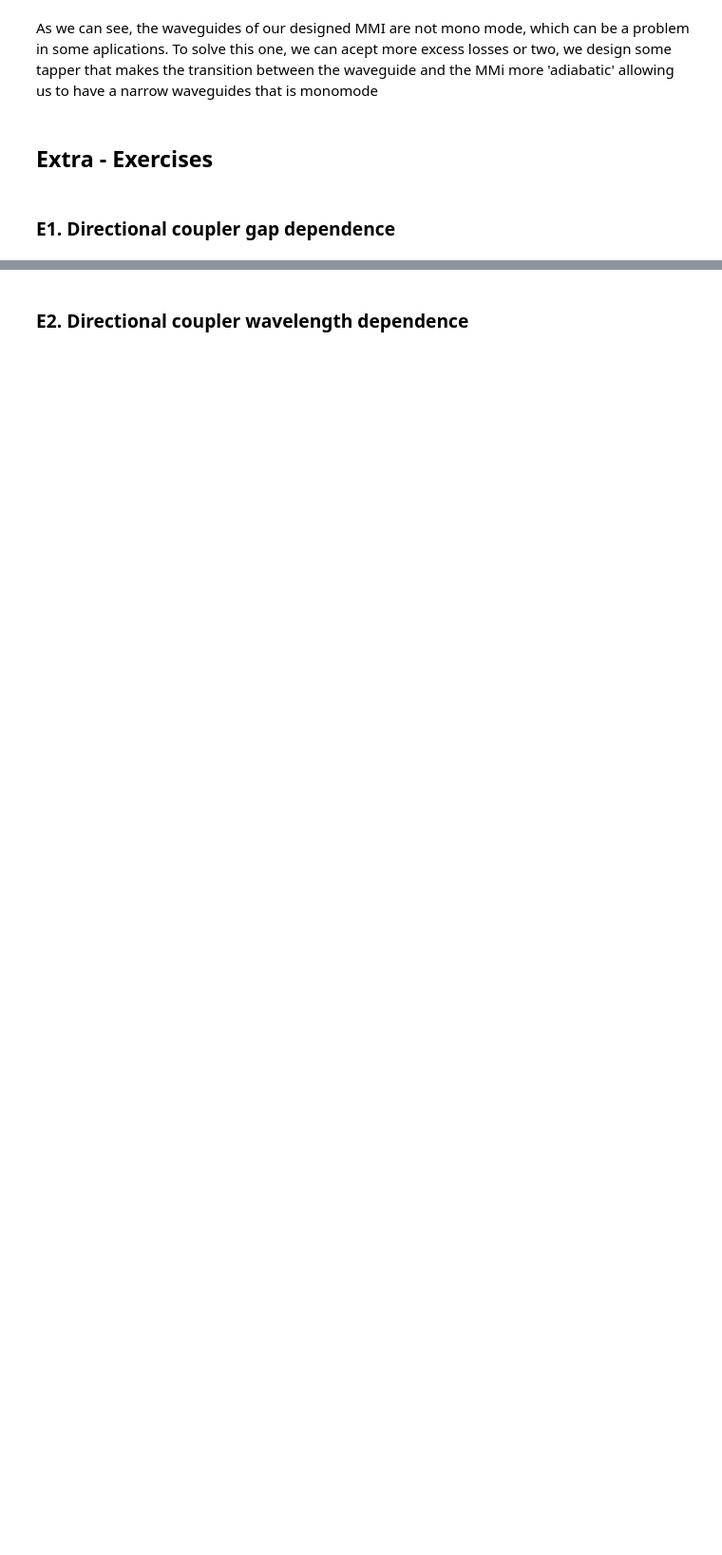
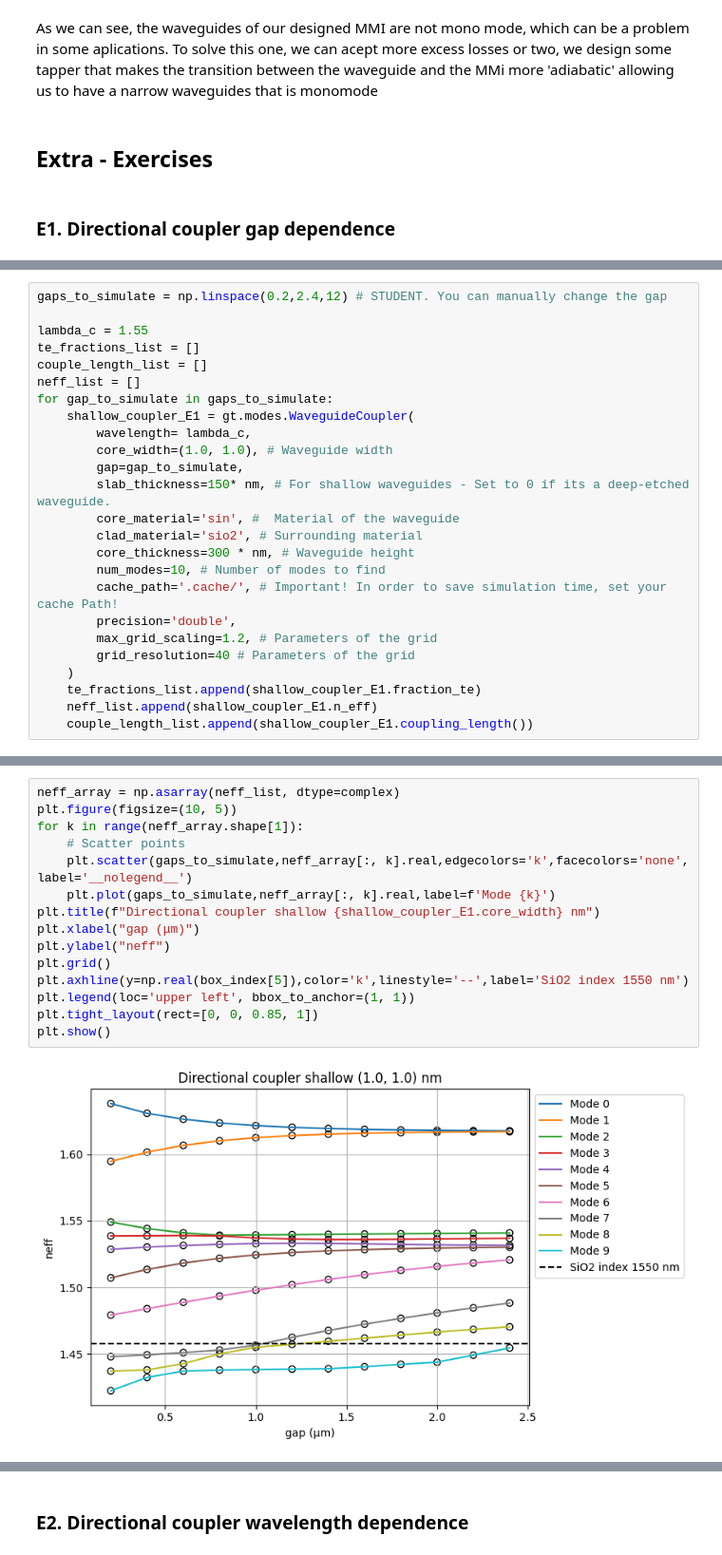
Before and after one commit to DBAEASE/pic-upv-lab2, a Jupyter notebook: COUPLERS_Student.ipynb, the cells around one changed output, grey strips where cells are left out. Shown at 95% size. Cells and saved outputs as stored; diff of their text form; blank space fills up the shorter version.

```diff
--- a/COUPLERS_Student.ipynb
+++ b/COUPLERS_Student.ipynb
@@ -1968,0 +2033,25 @@ deep_dcoupler_cs = gt.modes.WaveguideCoupler(
+# %%
+gaps_to_simulate = np.linspace(0.2,2.4,12) # STUDENT. You can manually change the gap
+
+lambda_c = 1.55
+te_fractions_list = []
+couple_length_list = []
+neff_list = []
+for gap_to_simulate in gaps_to_simulate:
+    shallow_coupler_E1 = gt.modes.WaveguideCoupler(
+        wavelength= lambda_c,
+        core_width=(1.0, 1.0), # Waveguide width
+        gap=gap_to_simulate,
+        slab_thickness=150* nm, # For shallow waveguides - Set to 0 if its a deep-etched waveguide.
+        core_material='sin', #  Material of the waveguide
+        clad_material='sio2', # Surrounding material
+        core_thickness=300 * nm, # Waveguide height
+        num_modes=10, # Number of modes to find
+        cache_path='.cache/', # Important! In order to save simulation time, set your cache Path!
+        precision='double',
+        max_grid_scaling=1.2, # Parameters of the grid
+        grid_resolution=40 # Parameters of the grid
+    )
+    te_fractions_list.append(shallow_coupler_E1.fraction_te)
+    neff_list.append(shallow_coupler_E1.n_eff)
+    couple_length_list.append(shallow_coupler_E1.coupling_length())
@@ -1968,0 +2093,17 @@ deep_dcoupler_cs = gt.modes.WaveguideCoupler(
+# %%
+neff_array = np.asarray(neff_list, dtype=complex)
+plt.figure(figsize=(10, 5))
+for k in range(neff_array.shape[1]):
+    # Scatter points
+    plt.scatter(gaps_to_simulate,neff_array[:, k].real,edgecolors='k',facecolors='none', label='__nolegend__')
+    plt.plot(gaps_to_simulate,neff_array[:, k].real,label=f'Mode {k}')
+plt.title(f"Directional coupler shallow {shallow_coupler_E1.core_width} nm")
+plt.xlabel("gap (μm)")
+plt.ylabel("neff")
+plt.grid()
+plt.axhline(y=np.real(box_index[5]),color='k',linestyle='--',label='SiO2 index 1550 nm')
+plt.legend(loc='upper left', bbox_to_anchor=(1, 1))
+plt.tight_layout(rect=[0, 0, 0.85, 1])
+plt.show()
+# %% [output]
+[figure, added]
```
Also changed, not shown: parts of 41 cells of this notebook, 1 other file.
